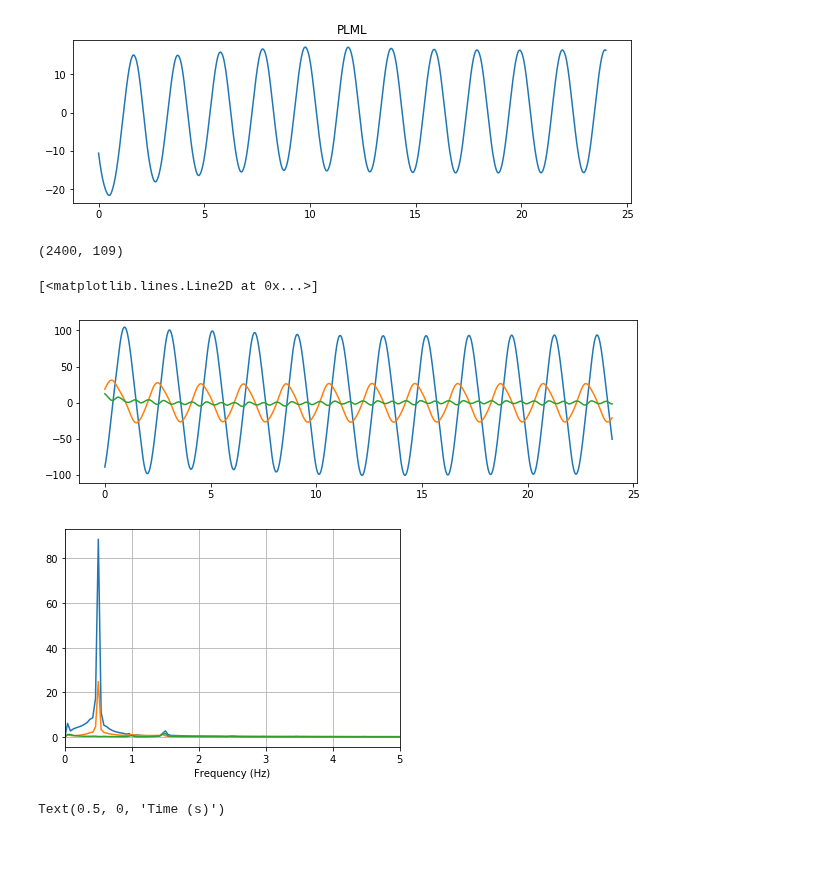
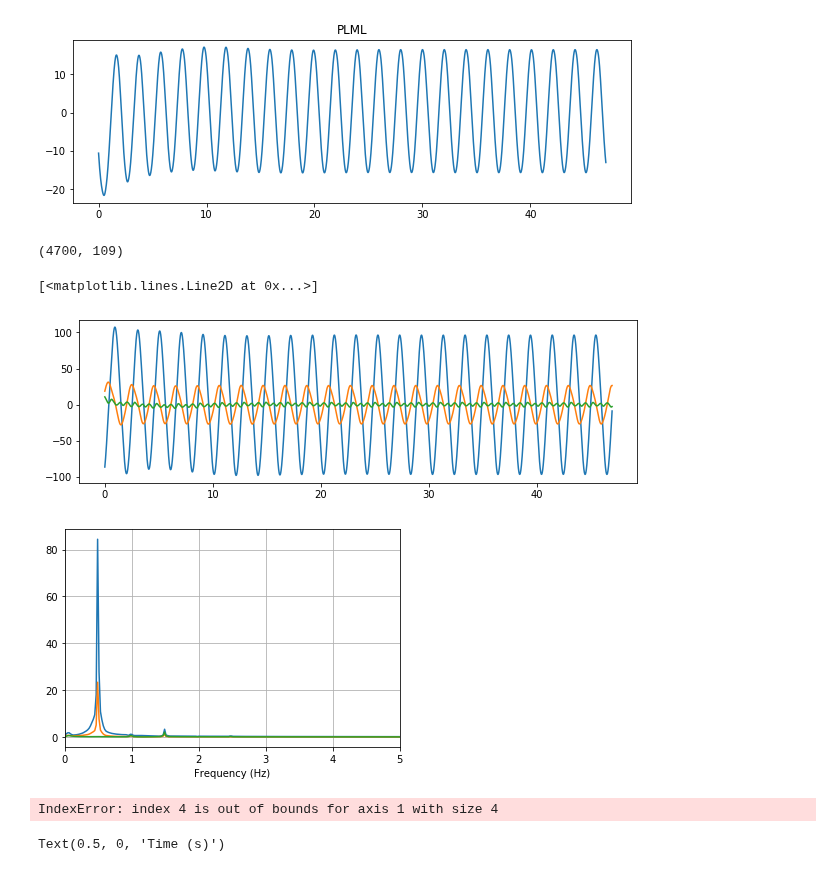
Before and after one commit to sjonany/c-elegans-interactome-analysis, a Jupyter notebook: milestone_oscillation.ipynb, the cells around one changed output. Saved outputs shown, nothing was run; the diff lists cells and outputs as text; code cells hidden in the pictures.

```diff
--- a/milestone_oscillation.ipynb
+++ b/milestone_oscillation.ipynb
@@ -1,27 +1,27 @@
 # %%
 from util.neuron_metadata import *
 from util.plot_util import *
 import numpy as np
 import pandas as pd
 from neural_model import NeuralModel
 neuron_metadata_collection = NeuronMetadataCollection.load_from_chem_json('data/chem.json')
 
 model = NeuralModel(neuron_metadata_collection)
 model.seed = 0
 model.set_current_injection("AVBL", 2.3)
 model.set_current_injection("AVBR", 2.3)
 model.set_current_injection("PLML", 1.4)
 model.set_current_injection("PLMR", 1.4)
 model.init()
-(v_mat, s_mat, v_normalized_mat) = model.run(2700)
+(v_mat, s_mat, v_normalized_mat) = model.run(5000)
 # The oscillatory dynamic doesn't stabilize until about dt*300 onwards.
 # Also, interactome analysis is done after the first 50 timesteps.
 fwd_dynamics = v_normalized_mat[300:,:]
 
 # Plot one neuron just to show the oscillation
 plot_saved_dynamics(['PLML'], fwd_dynamics, neuron_metadata_collection)
 # %% [output]
-[figure, old version]
+[figure, new version]
 # %%
 # Get all the motor neurons
 motor_neurons = []
@@ -35,7 +35,7 @@ for id in range(neuron_metadata_collection.get_size()):
 fwd_motor_dynamics = fwd_dynamics[:,motor_neurons]
 fwd_motor_dynamics.shape
 # %% [output]
-(2400, 109)
+(4700, 109)
 # %%
 from sklearn.decomposition import PCA
 # Perform mean-centering before PCA
@@ -52,11 +52,16 @@ ax.plot(times, projected_X[:,2])
 #ax.plot(times, projected_X[:,3])
 # %% [output]
 [<matplotlib.lines.Line2D at 0x...>]
-[figure, old version]
+[figure, new version]
 # %%
 plot_principal_component_fft(n_components=3, projected=projected_X, t=0.01)
+
+# plot just 3rd
+projected = np.row_stack(projected_X[:, 4])
+plot_principal_component_fft(1, projected, 0.01)
 # %% [output]
-[figure, old version]
+[figure, new version]
+IndexError: index 4 is out of bounds for axis 1 with size 4
 # %%
 from mpl_toolkits import mplot3d
 
```
